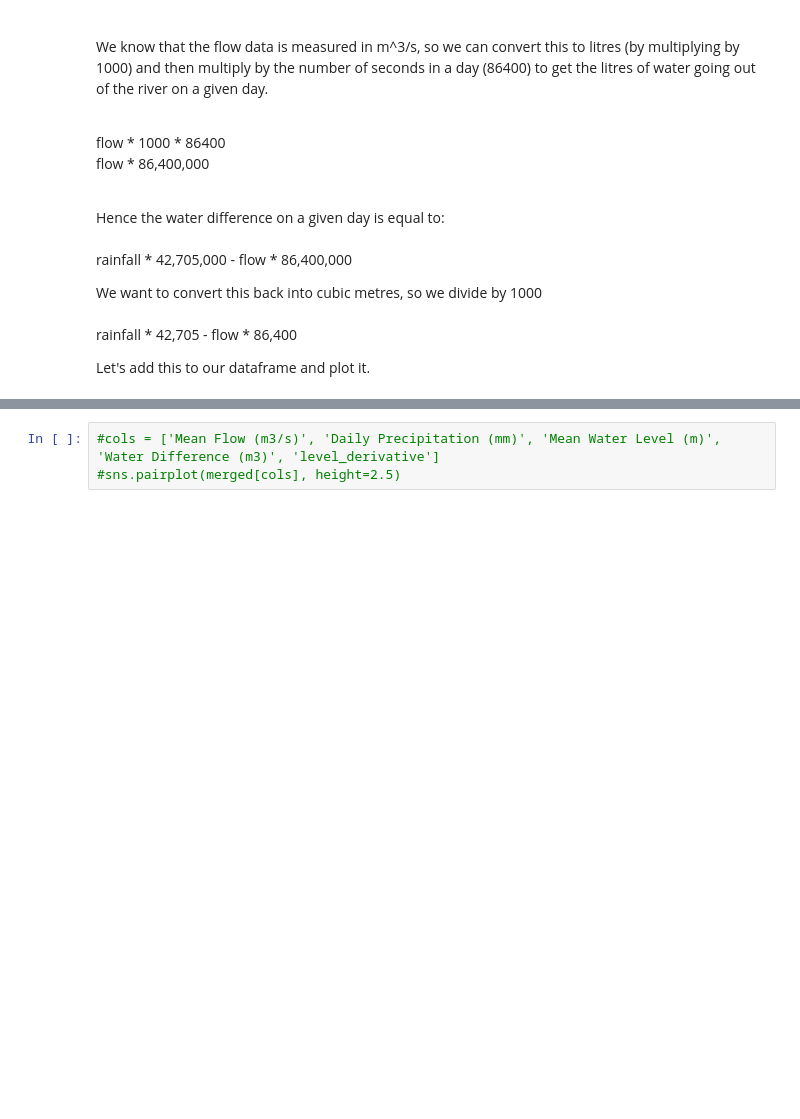
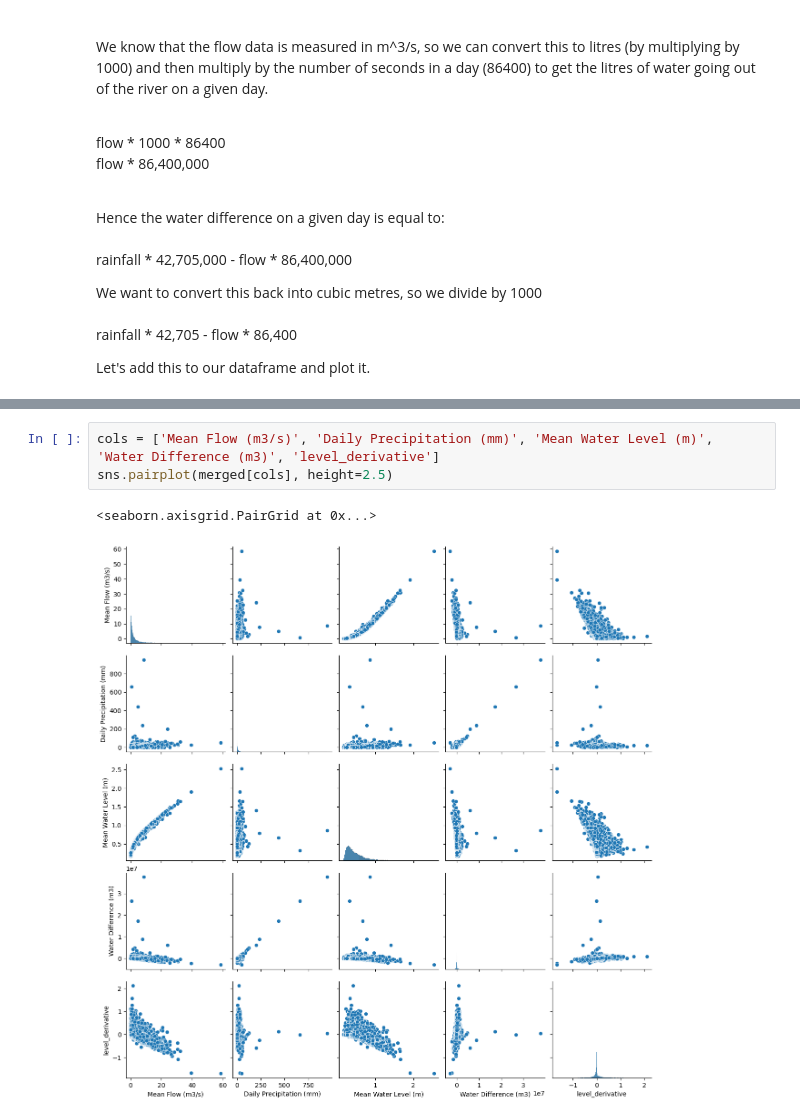
Before and after one commit to IainHigh/IEL, a Jupyter notebook: Daily_Data.ipynb, the cells around one changed output, grey strips where cells are left out. Saved outputs shown, nothing was run; the diff lists cells and outputs as text; blank space fills up the shorter version.

```diff
--- a/Daily_Data.ipynb
+++ b/Daily_Data.ipynb
@@ -90,4 +106,7 @@ plt.show()
 # %%
-#cols = ['Mean Flow (m3/s)', 'Daily Precipitation (mm)', 'Mean Water Level (m)', 'Water Difference (m3)', 'level_derivative']
-#sns.pairplot(merged[cols], height=2.5)
+cols = ['Mean Flow (m3/s)', 'Daily Precipitation (mm)', 'Mean Water Level (m)', 'Water Difference (m3)', 'level_derivative']
+sns.pairplot(merged[cols], height=2.5)
+# %% [output]
+<seaborn.axisgrid.PairGrid at 0x...>
+[figure, added]
 # %%
```
Also changed, not shown: parts of 14 cells of this notebook, 6 other files.
